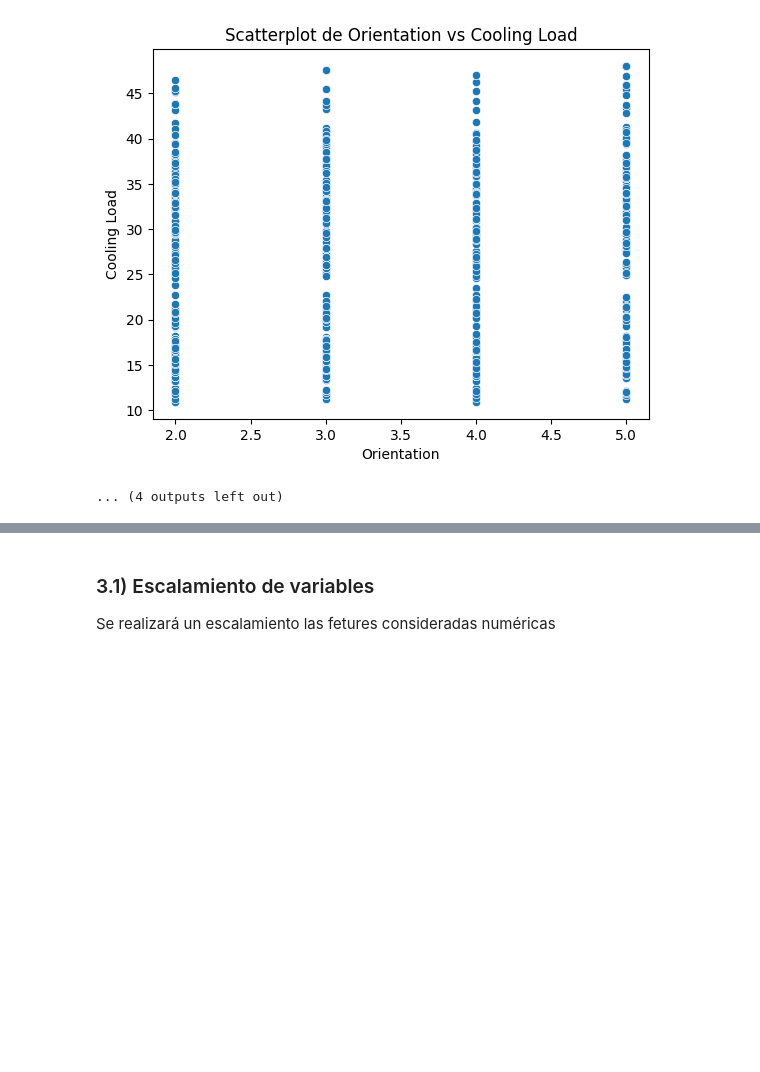
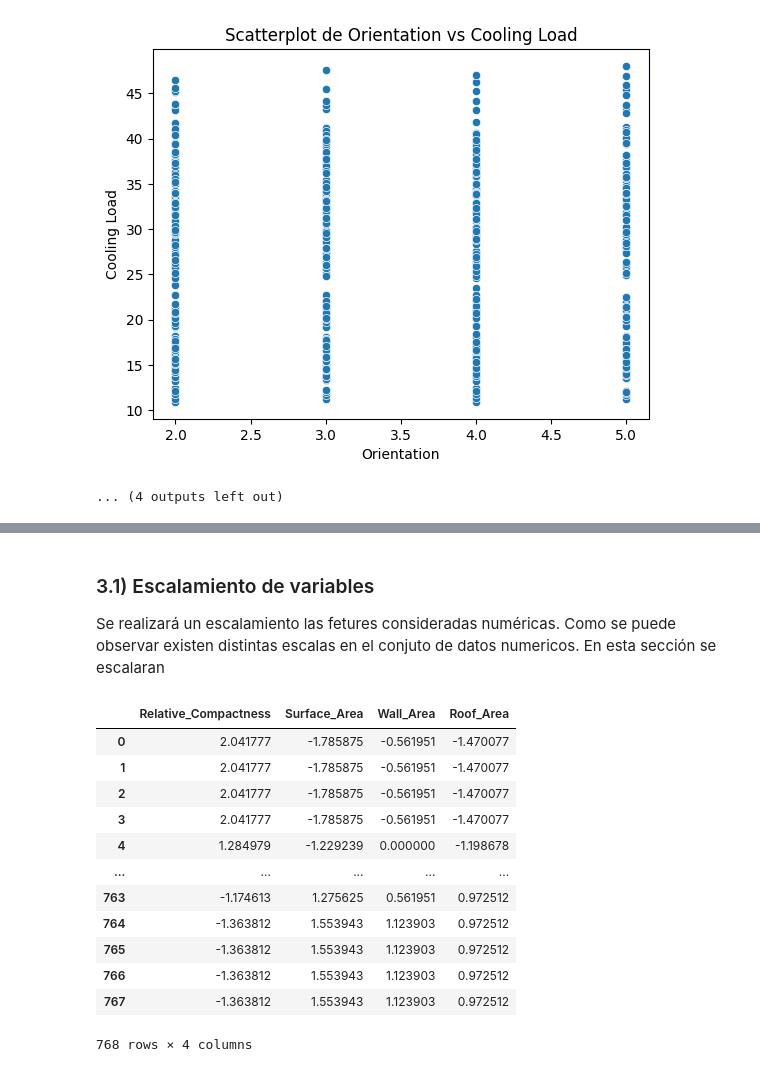
Before and after one commit to jmanuelc87/machine-learning-operations, a Jupyter notebook: mlops/notebooks/Experimental ML Process.ipynb, the cells around one changed output, grey strips where cells are left out. Saved outputs shown, nothing was run; the diff lists cells and outputs as text; code cells hidden in the pictures; blank space fills up the shorter version.

```diff
--- a/mlops/notebooks/Experimental ML Process.ipynb
+++ b/mlops/notebooks/Experimental ML Process.ipynb
@@ -266,3 +278,34 @@ Aspectos destacables:
 # %% [markdown]
 ### 3.1) Escalamiento de variables
-Se realizará un escalamiento las fetures consideradas numéricas
+Se realizará un escalamiento las fetures consideradas numéricas. Como se puede observar existen distintas escalas en el conjuto de datos numericos. En esta sección se escalaran
+# %%
+# 1) Aislamiento de variables numéricas
+numeric_features = dataset[["Relative_Compactness", "Surface_Area", "Wall_Area", "Roof_Area"]]
+
+
+# 2) Escalamiento
+from sklearn.preprocessing import StandardScaler
+
+# 2.1) Importamos el objeto scaler
+scaler = StandardScaler()
+
+# 2.2) Relizamos la tranformacion
+scaled_data = scaler.fit_transform(X=numeric_features)
+
+# 3. Convertir el array escalado en un DataFrame nuevamente, con los mismos nombres de columnas
+scaled_dataset = pd.DataFrame(data=scaled_data, columns=numeric_features.columns)
+scaled_dataset
+# %% [output]
+|  | Relative_Compactness | Surface_Area | Wall_Area | Roof_Area |
+| 0 | 2.041777 | -1.785875 | -0.561951 | -1.470077 |
+| 1 | 2.041777 | -1.785875 | -0.561951 | -1.470077 |
+| 2 | 2.041777 | -1.785875 | -0.561951 | -1.470077 |
+| 3 | 2.041777 | -1.785875 | -0.561951 | -1.470077 |
+| 4 | 1.284979 | -1.229239 | 0.000000 | -1.198678 |
+| ... | ... | ... | ... | ... |
+| 763 | -1.174613 | 1.275625 | 0.561951 | 0.972512 |
+| 764 | -1.363812 | 1.553943 | 1.123903 | 0.972512 |
+| 765 | -1.363812 | 1.553943 | 1.123903 | 0.972512 |
+| 766 | -1.363812 | 1.553943 | 1.123903 | 0.972512 |
+| 767 | -1.363812 | 1.553943 | 1.123903 | 0.972512 |
+768 rows × 4 columns
```
Also changed, not shown: parts of 12 cells of this notebook.
